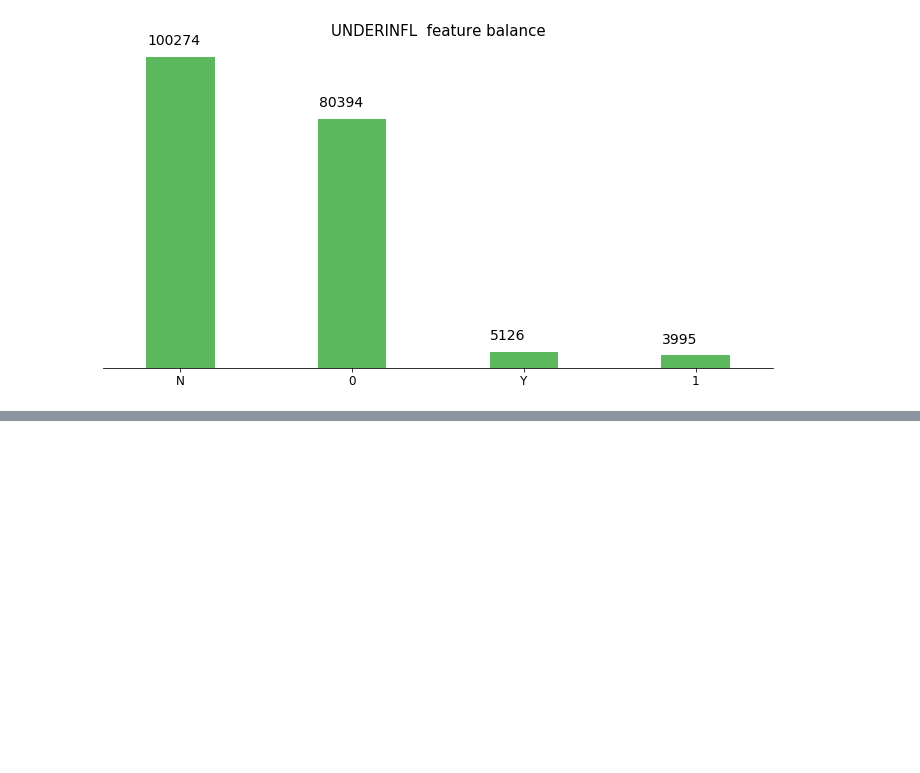
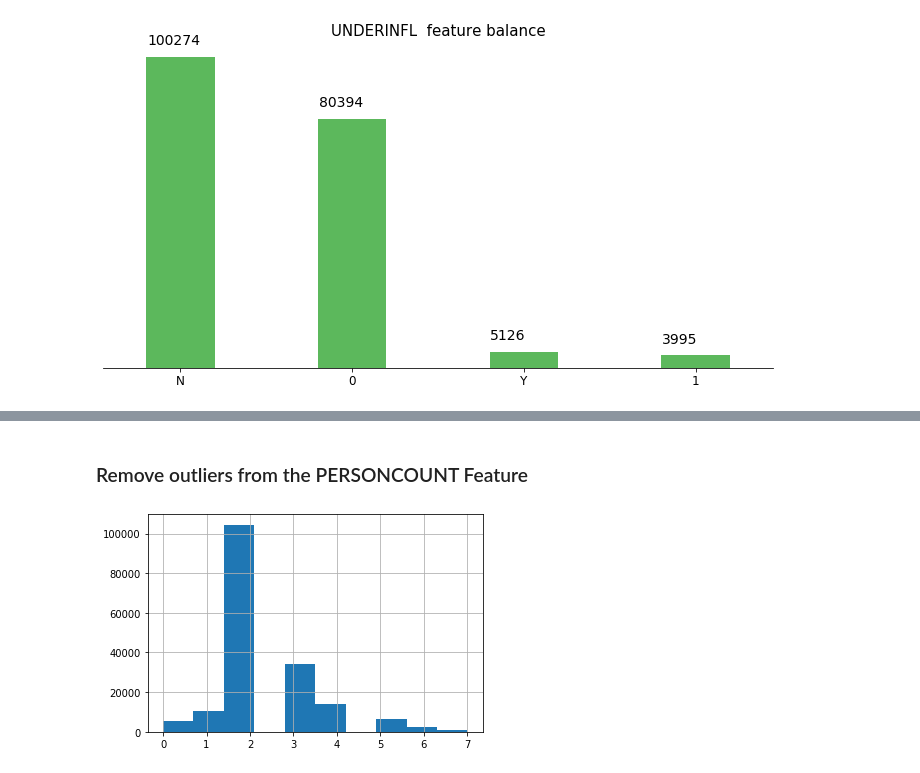
Before and after one commit to rafaelmata357/Coursera_Capstone, a Jupyter notebook: capstone_project.ipynb, the cells around one changed output, grey strips where cells are left out. Saved outputs shown, nothing was run; the diff lists cells and outputs as text; code cells hidden in the pictures; blank space fills up the shorter version.

```diff
--- a/capstone_project.ipynb
+++ b/capstone_project.ipynb
@@ -318,0 +395,12 @@ df[features].describe(include='all')
+# %% [markdown]
+### Remove outliers from the PERSONCOUNT Feature
+# %%
+#Calculate range to exclude the outliers
+x = churn_df.PERSONCOUNT
+upper, lower = np.percentile(x, [1,99])
+y = np.clip(x, upper, lower)
+indexPersoncnt = churn_df[ churn_df['PERSONCOUNT'] != y].index
+churn_df.drop(indexPersoncnt , inplace=True)
+churn_df.PERSONCOUNT.hist();
+# %% [output]
+[figure, added]
```
Also changed, not shown: parts of 94 cells of this notebook.
